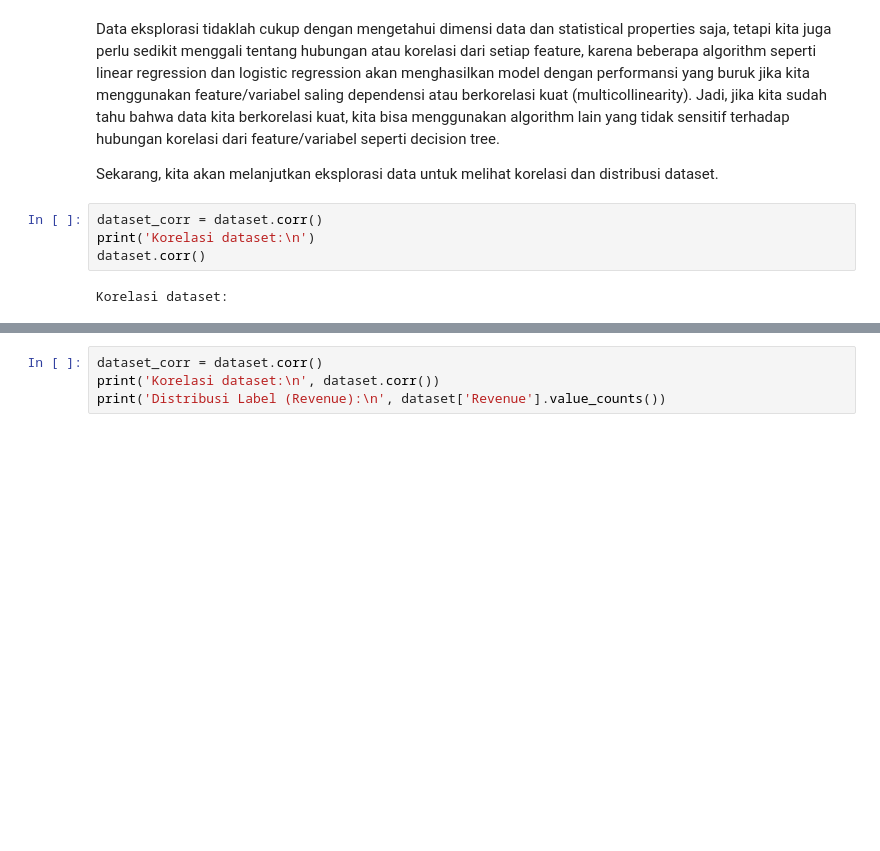
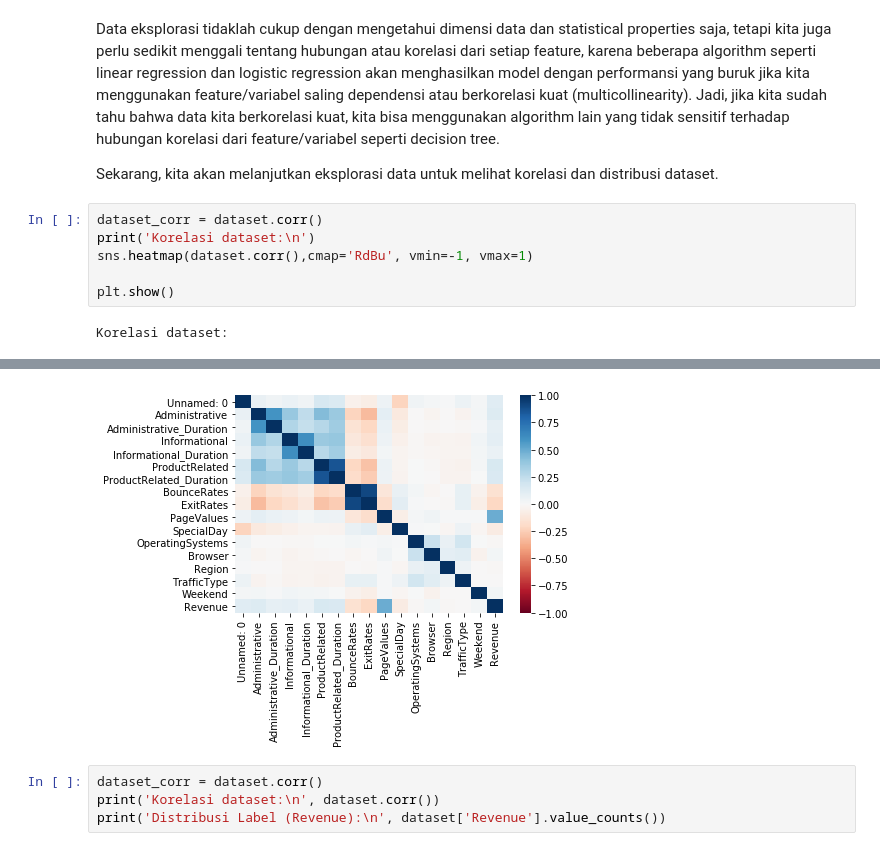
Before and after one commit to razymawardi/DQLab-Course-Projects, a Jupyter notebook: Machine Learning With Python for Beginner/Machine Learning With Python for Beginner.ipynb, the cells around one changed output, grey strips where cells are left out. Saved outputs shown, nothing was run; the diff lists cells and outputs as text; blank space fills up the shorter version.

```diff
--- a/Machine Learning With Python for Beginner/Machine Learning With Python for Beginner.ipynb
+++ b/Machine Learning With Python for Beginner/Machine Learning With Python for Beginner.ipynb
@@ -81,6 +83,8 @@ Sekarang, kita akan melanjutkan eksplorasi data untuk melihat korelasi dan distr
 # %%
 dataset_corr = dataset.corr()
 print('Korelasi dataset:\n')
-dataset.corr()
+sns.heatmap(dataset.corr(),cmap='RdBu', vmin=-1, vmax=1)
+
+plt.show()
 # %% [output]
 Korelasi dataset:
@@ -105,3 +91,4 @@ Korelasi dataset:
+[figure, added]
 # %%
 dataset_corr = dataset.corr()
 print('Korelasi dataset:\n', dataset.corr())
```
Also changed, not shown: parts of 5 cells of this notebook.
